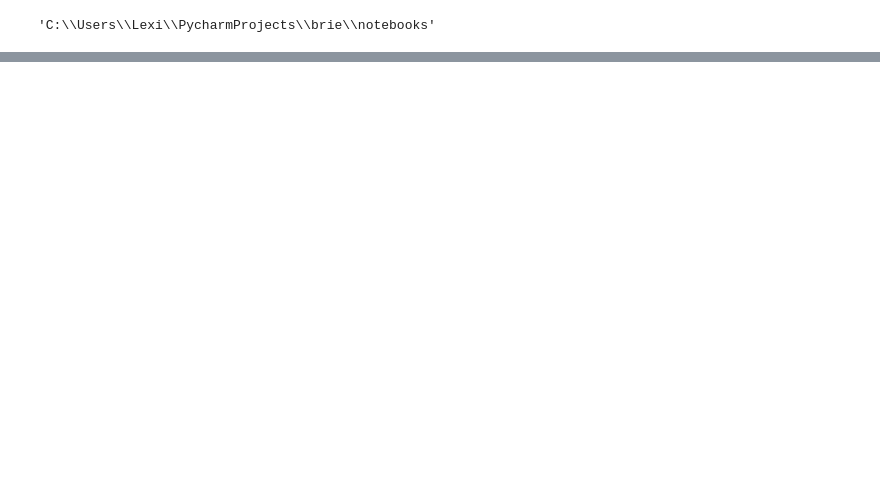
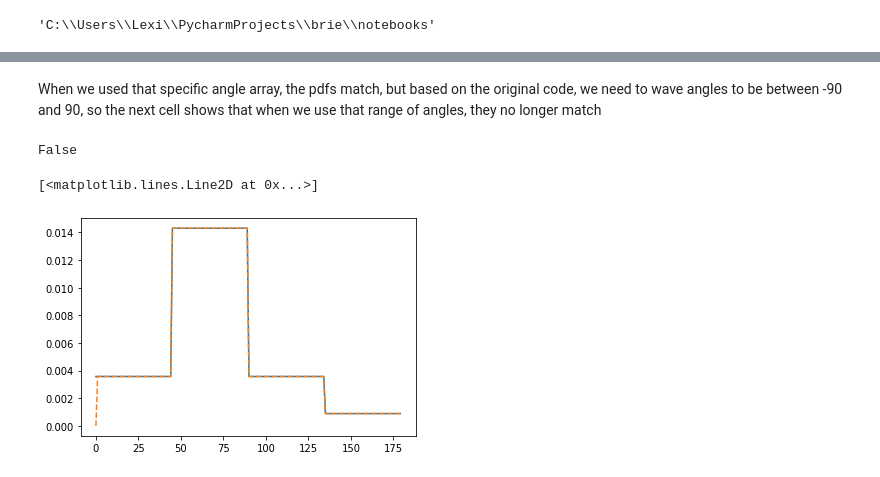
Before and after one commit to UNC-CECL/brie, a Jupyter notebook: notebooks/Lexi_AST_wavePDF.ipynb, the cells around one changed output, grey strips where cells are left out. Cells and saved outputs as stored; diff of their text form; code cells hidden in the pictures; blank space fills up the shorter version.

```diff
--- a/notebooks/Lexi_AST_wavePDF.ipynb
+++ b/notebooks/Lexi_AST_wavePDF.ipynb
@@ -146,0 +198,19 @@ False
+# %% [markdown]
+When we used that specific angle array, the pdfs match, but based on the original code, we need to wave angles to be between -90 and 90, so the next cell shows that when we use that range of angles, they no longer match
+# %%
+test_angle_array, test_step = np.linspace(-90, 90, 180, retstep=True)
+dist = ashton(a=0.8, h=0.2, loc=-90, scale=180)  # do we need to change this scale??
+ashton_pdf = dist.pdf(test_angle_array) * test_step
+waves = WaveAngleGenerator(asymmetry=0.8, high_fraction=0.2)
+waves_pdf = waves.pdf(np.deg2rad(test_angle_array)) * np.deg2rad(test_step)
+if waves_pdf == pytest.approx(ashton_pdf):
+    print("True")
+else:
+    print("False")
+
+plt.plot(ashton_pdf)
+plt.plot(waves_pdf, linestyle='dashed')
+# %% [output]
+False
+[<matplotlib.lines.Line2D at 0x...>]
+[figure, added]
```
Also changed, not shown: parts of 35 cells of this notebook.
